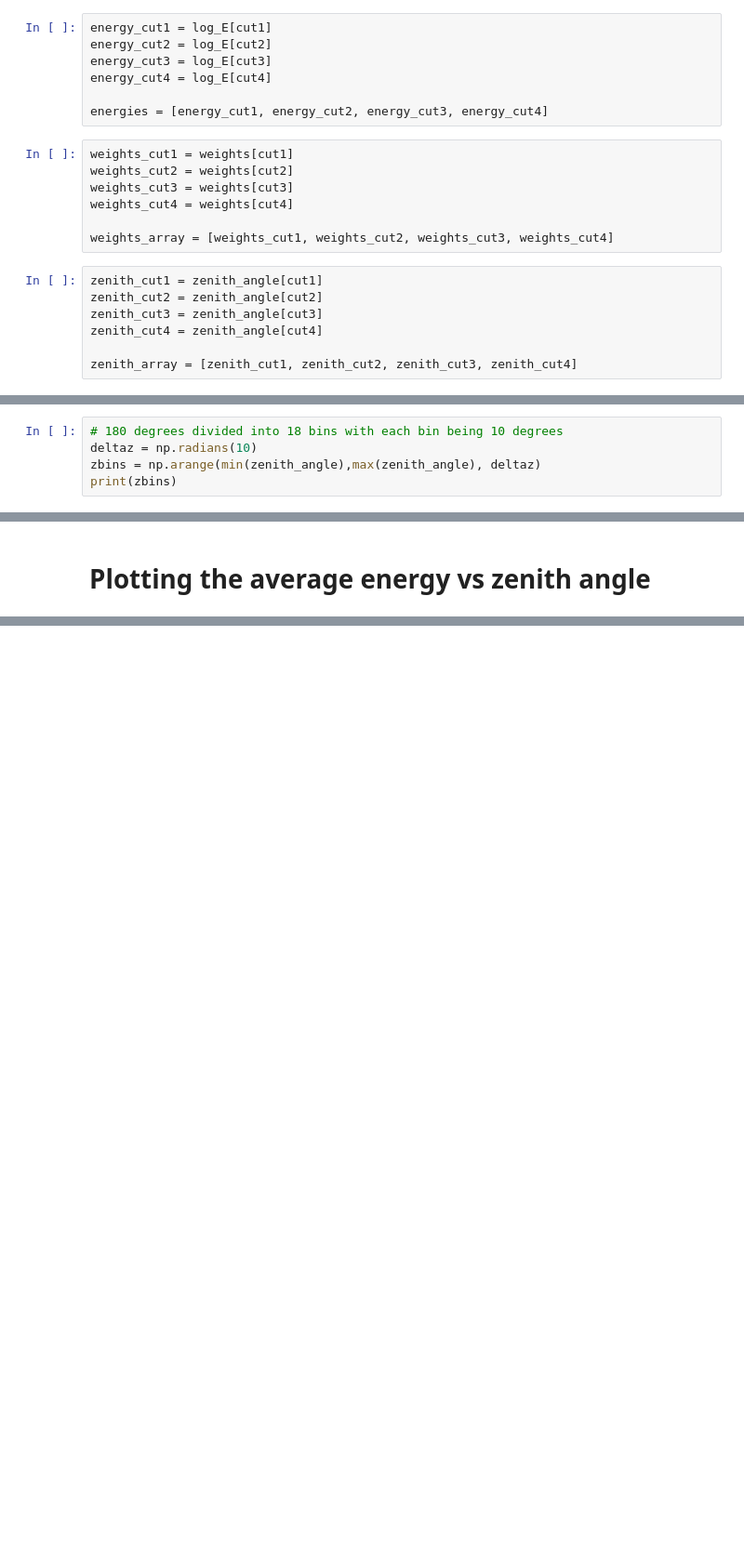
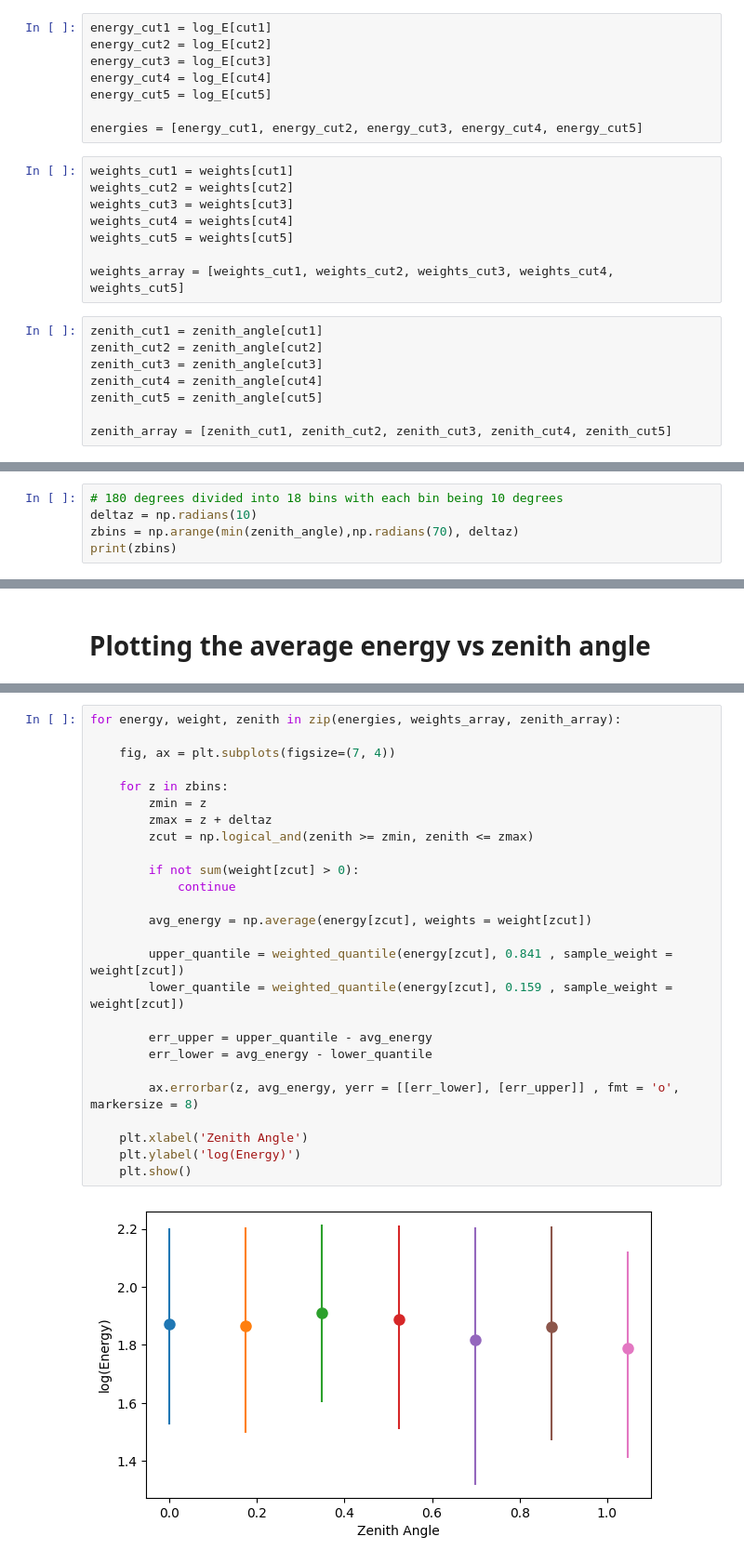
Before and after one commit to riyakore/WIPAC, a Jupyter notebook: Monte_Carlo_Data.ipynb, the cells around one changed output, grey strips where cells are left out. Shown at 93% size. Saved outputs shown, nothing was run; the diff lists cells and outputs as text; blank space fills up the shorter version.

```diff
--- a/Monte_Carlo_Data.ipynb
+++ b/Monte_Carlo_Data.ipynb
@@ -81,22 +83,25 @@ energy_cut1 = log_E[cut1]
 energy_cut2 = log_E[cut2]
 energy_cut3 = log_E[cut3]
 energy_cut4 = log_E[cut4]
+energy_cut5 = log_E[cut5]
 
-energies = [energy_cut1, energy_cut2, energy_cut3, energy_cut4]
+energies = [energy_cut1, energy_cut2, energy_cut3, energy_cut4, energy_cut5]
 # %%
 weights_cut1 = weights[cut1]
 weights_cut2 = weights[cut2]
 weights_cut3 = weights[cut3]
 weights_cut4 = weights[cut4]
+weights_cut5 = weights[cut5]
 
-weights_array = [weights_cut1, weights_cut2, weights_cut3, weights_cut4]
+weights_array = [weights_cut1, weights_cut2, weights_cut3, weights_cut4, weights_cut5]
 # %%
 zenith_cut1 = zenith_angle[cut1]
 zenith_cut2 = zenith_angle[cut2]
 zenith_cut3 = zenith_angle[cut3]
 zenith_cut4 = zenith_angle[cut4]
+zenith_cut5 = zenith_angle[cut5]
 
-zenith_array = [zenith_cut1, zenith_cut2, zenith_cut3, zenith_cut4]
+zenith_array = [zenith_cut1, zenith_cut2, zenith_cut3, zenith_cut4, zenith_cut5]
 # %% [markdown]
 # Weighted Quantile function
 #### input:
@@ -149,6 +154,6 @@ def weighted_quantile(values, quantiles, sample_weight=None,
 # %%
 # 180 degrees divided into 18 bins with each bin being 10 degrees
 deltaz = np.radians(10)
-zbins = np.arange(min(zenith_angle),max(zenith_angle), deltaz)
+zbins = np.arange(min(zenith_angle),np.radians(70), deltaz)
 print(zbins)
 # %% [output]
@@ -193,0 +173,28 @@ for energy, weight, zenith in zip(energies, weights_array, zenith_array):
+# %%
+for energy, weight, zenith in zip(energies, weights_array, zenith_array):
+
+    fig, ax = plt.subplots(figsize=(7, 4))
+
+    for z in zbins:
+        zmin = z
+        zmax = z + deltaz
+        zcut = np.logical_and(zenith >= zmin, zenith <= zmax)
+
+        if not sum(weight[zcut] > 0):
+            continue
+
+        avg_energy = np.average(energy[zcut], weights = weight[zcut])
+
+        upper_quantile = weighted_quantile(energy[zcut], 0.841 , sample_weight = weight[zcut])
+        lower_quantile = weighted_quantile(energy[zcut], 0.159 , sample_weight = weight[zcut])
+
+        err_upper = upper_quantile - avg_energy
+        err_lower = avg_energy - lower_quantile
+
+        ax.errorbar(z, avg_energy, yerr = [[err_lower], [err_upper]] , fmt = 'o', markersize = 8)
+
+    plt.xlabel('Zenith Angle')
+    plt.ylabel('log(Energy)')
+    plt.show()
+# %% [output]
+[figure, added]
```
Also changed, not shown: parts of 10 cells of this notebook.
